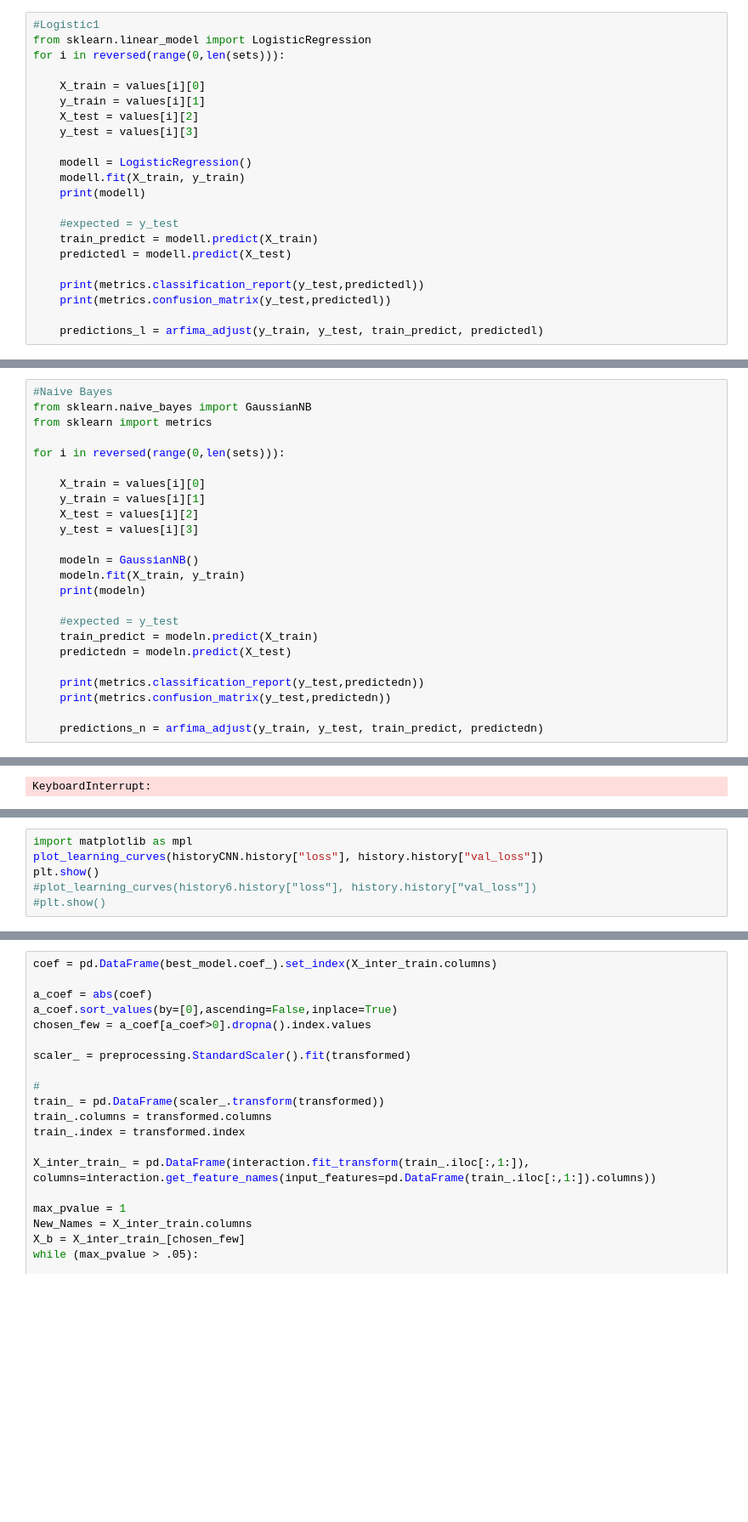
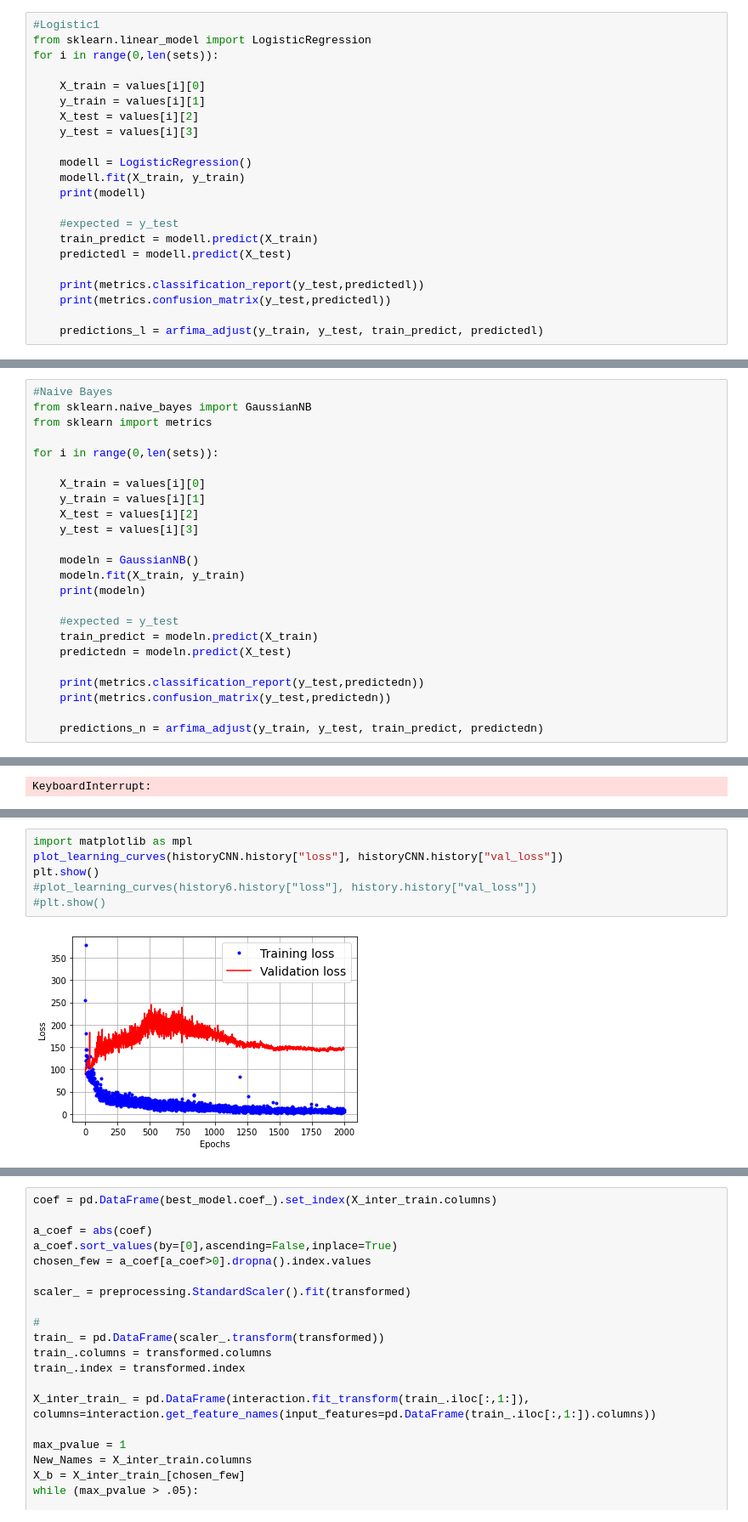
Before and after one commit to webclinic017/Python-Stock-1, a Jupyter notebook: FRED_analysis.ipynb, the cells around one changed output, grey strips where cells are left out. Shown at 85% size. Drawn from its saved outputs; the diff is of its cells as text; blank space fills up the shorter version.

```diff
--- a/FRED_analysis.ipynb
+++ b/FRED_analysis.ipynb
@@ -1185,7 +1201,7 @@ pipe.score(X_test, y_test)
 # %%
 #Logistic1
 from sklearn.linear_model import LogisticRegression
-for i in reversed(range(0,len(sets))):
+for i in range(0,len(sets)):
 
     X_train = values[i][0]
     y_train = values[i][1]
@@ -1227,7 +1243,7 @@ weighted avg       0.56      0.59      0.46       180
 from sklearn.naive_bayes import GaussianNB
 from sklearn import metrics
 
-for i in reversed(range(0,len(sets))):
+for i in range(0,len(sets)):
 
     X_train = values[i][0]
     y_train = values[i][1]
@@ -1579,6 +1664,8 @@ historyCNN = modelCNN.fit(X_train, y_train, epochs=epochs_,batch_size=batch_size
 # %%
 import matplotlib as mpl
-plot_learning_curves(historyCNN.history["loss"], history.history["val_loss"])
+plot_learning_curves(historyCNN.history["loss"], historyCNN.history["val_loss"])
 plt.show()
 #plot_learning_curves(history6.history["loss"], history.history["val_loss"])
 #plt.show()
+# %% [output]
+[figure, added]
```
Also changed, not shown: parts of 19 cells of this notebook.
